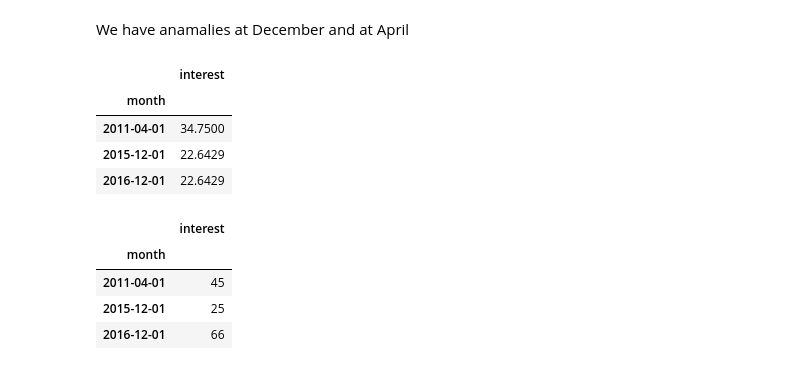
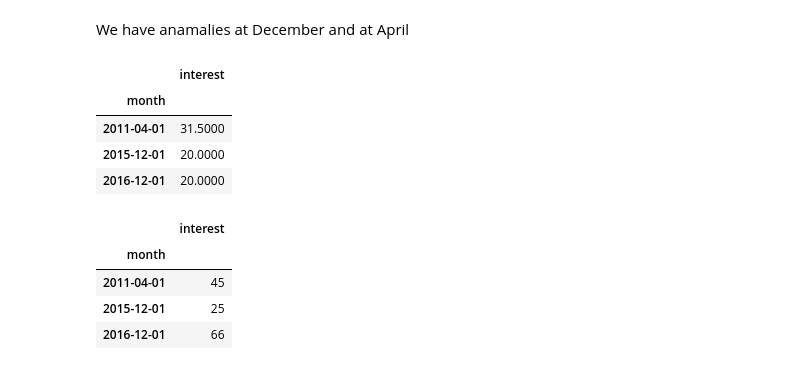
Before and after one commit to razielar/coursera_time_series_forecasting, a Jupyter notebook: anomaly_detection/AnomalyDetection_STL.ipynb, the cells around one changed output. Cells and saved outputs as stored; diff of their text form; code cells hidden in the pictures.

```diff
--- a/anomaly_detection/AnomalyDetection_STL.ipynb
+++ b/anomaly_detection/AnomalyDetection_STL.ipynb
@@ -382,23 +382,23 @@ We have anamalies at December and at April
 # %%
 december_data = df[df.index.month == 12]
 april_data = df[df.index.month == 4]
 
 # Replace April Anomalies
-adjusted_data.loc[anomalies.index[0]] = april_data[april_data.index != anomalies.index[0]].mean()
+adjusted_data.loc[anomalies.index[0]] = april_data[april_data.index != anomalies.index[0]].median()
 # Replace December Anomalies
-december_replace_value = december_data[~december_data.index.isin(anomalies.index[1:3])].mean()
+december_replace_value = december_data[~december_data.index.isin(anomalies.index[1:3])].median()
 
 adjusted_data.loc[anomalies.index[1]] = december_replace_value
 adjusted_data.loc[anomalies.index[2]] = december_replace_value
 
 # Confirm
 adjusted_data.loc[anomalies.index]
 # %% [output]
 |  | interest |
 | month |  |
-| 2011-04-01 | 34.7500 |
-| 2015-12-01 | 22.6429 |
-| 2016-12-01 | 22.6429 |
+| 2011-04-01 | 31.5000 |
+| 2015-12-01 | 20.0000 |
+| 2016-12-01 | 20.0000 |
 # %%
 anomalies
 # %% [output]
```
Also changed, not shown: parts of 4 cells of this notebook.
